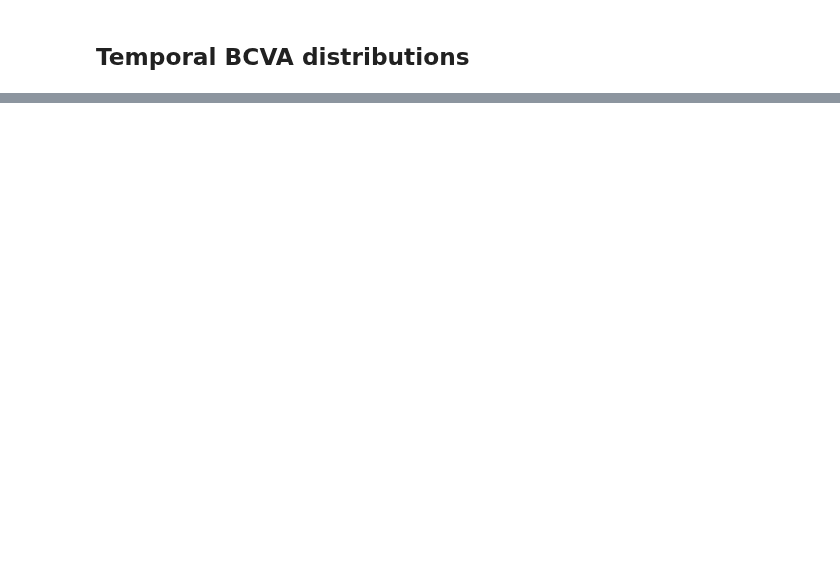
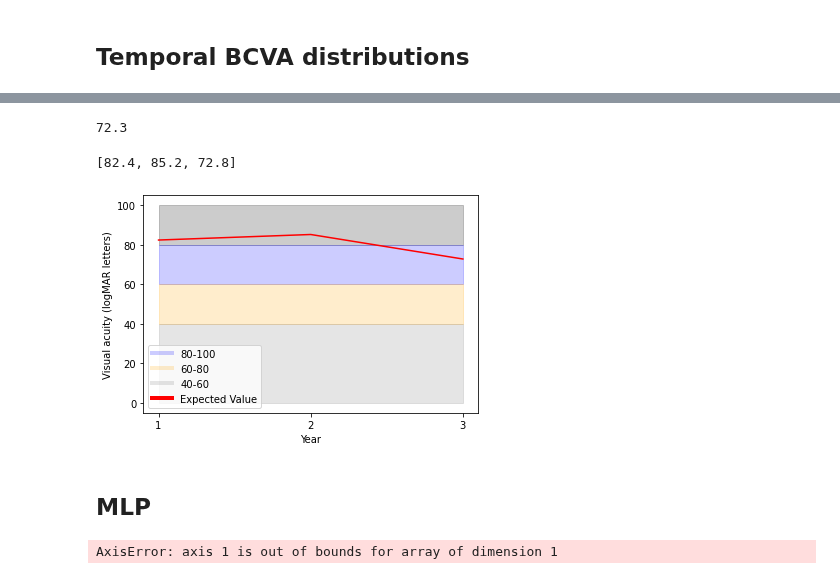
Before and after one commit to charlieoneill11/predicting_vision_paper, a Jupyter notebook: models/MulticlassClassification.ipynb, the cells around one changed output, grey strips where cells are left out. Saved outputs shown, nothing was run; the diff lists cells and outputs as text; code cells hidden in the pictures; blank space fills up the shorter version.

```diff
--- a/models/MulticlassClassification.ipynb
+++ b/models/MulticlassClassification.ipynb
@@ -305,0 +385,67 @@ temporal_prob_dist(preds)
+# %%
+t = df_plot.iloc[2].values
+
+def expected_value(t):
+    total = 0
+    for i in range(0, 40): total += t[0]/40 * i
+    for i in range(40, 60): total += t[1]/20 * i
+    for i in range(60, 80): total += t[2]/20 * i
+    for i in range(80, 100): total += t[3]/20 * i
+    return total/100
+
+expected_value(t)
+# %% [output]
+72.3
+# %%
+def expected_value(t):
+    total = 0
+    total += (20 * t[0]) + (50 * t[1]) + (70 * t[2]) + (90 * t[3])
+    return total/100
+
+def expected_value_plot(df_plot):
+    toRtn = []
+    for i in range(3):
+        t = df_plot.iloc[i].values
+        ev = expected_value(t)
+        toRtn.append(ev)
+    return toRtn
+# %%
+expected_value_plot(df_plot)
+# %% [output]
+[82.4, 85.2, 72.8]
+# %%
+import matplotlib.pyplot as plt
+
+# Data
+x =  [1, 2, 3]
+y0 = df_plot['Below 40'].values
+y1 = df_plot['40-60'].values
+y2 = df_plot['60-80'].values
+y3 = df_plot['80-100'].values
+
+# Shade the area between y1 and y2
+plt.fill_between(x, 100, 80, color="black", alpha=0.2)
+plt.fill_between(x, 80, 60,
+                 facecolor="orange", # the fill color
+                 color='blue',       # the outline color
+                 alpha=0.2)          # transparency of the fill
+plt.fill_between(x, 60, 40, color="orange", alpha=0.2)
+plt.fill_between(x, 40, 0, color="gray", alpha=0.2)
+
+from matplotlib.lines import Line2D
+custom_lines = [Line2D([0], [0], color="blue", lw=4, alpha=0.2),
+                Line2D([0], [0], color="orange", lw=4, alpha=0.2),
+                Line2D([0], [0], color="gray", lw=4, alpha=0.2),
+                Line2D([0], [0], color='red', lw=4)]
+plt.plot(x, expected_value_plot(df_plot), color='red')
+
+plt.legend(custom_lines, ['80-100', '60-80', '40-60', 'Expected Value'])
+plt.ylabel("Visual acuity (logMAR letters)")
+plt.xlabel("Year")
+plt.xticks([1,2,3], ["1", "2", "3"])
+plt.savefig("cumulative_prob.png", dpi=300)
+plt.show()
+# %% [output]
+[figure, added]
+# %% [markdown]
+## MLP
@@ -305,0 +630,5 @@ temporal_prob_dist(preds)
+# %%
+ete = PytorchKfolds(n_epochs=40)
+trainl, testl = ete.kfold_train()
+# %% [output]
+AxisError: axis 1 is out of bounds for array of dimension 1
```
Also changed, not shown: parts of 35 cells of this notebook, 54 other files.
